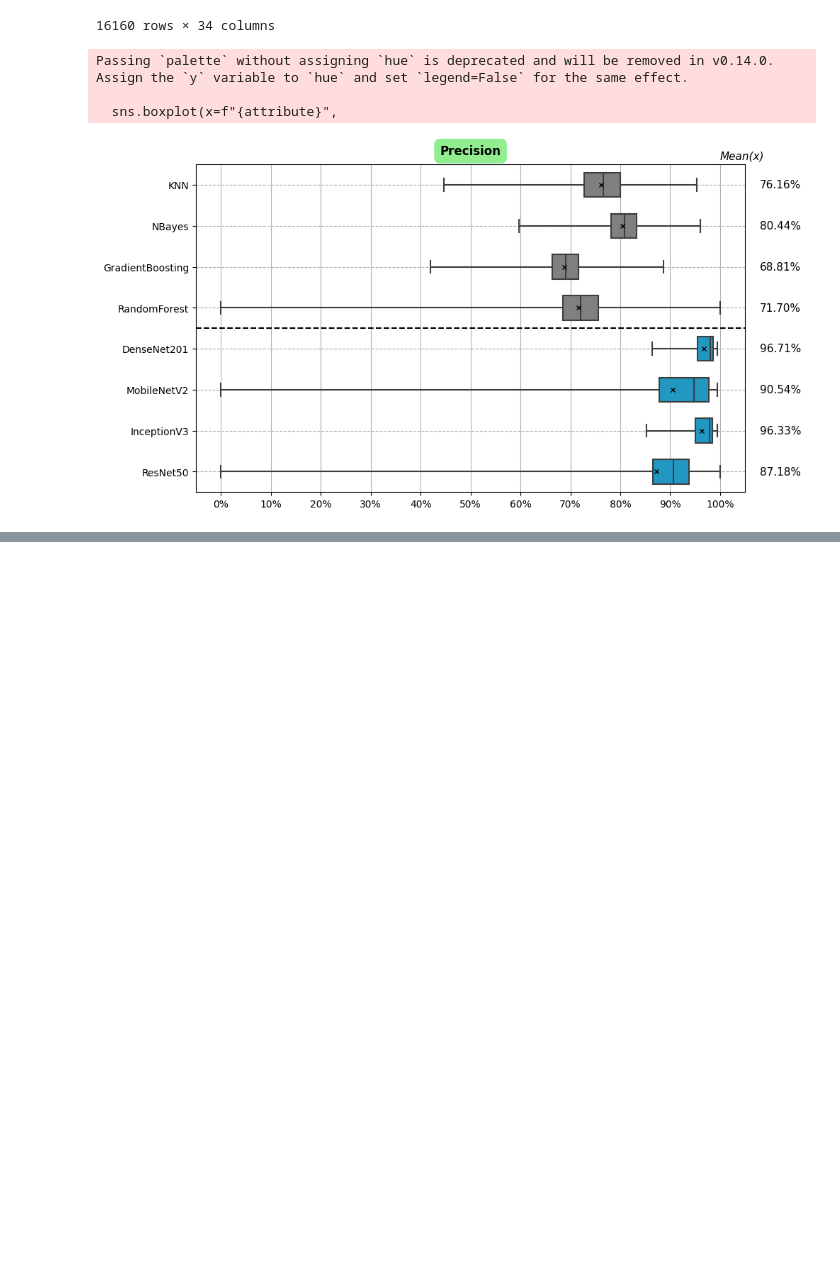
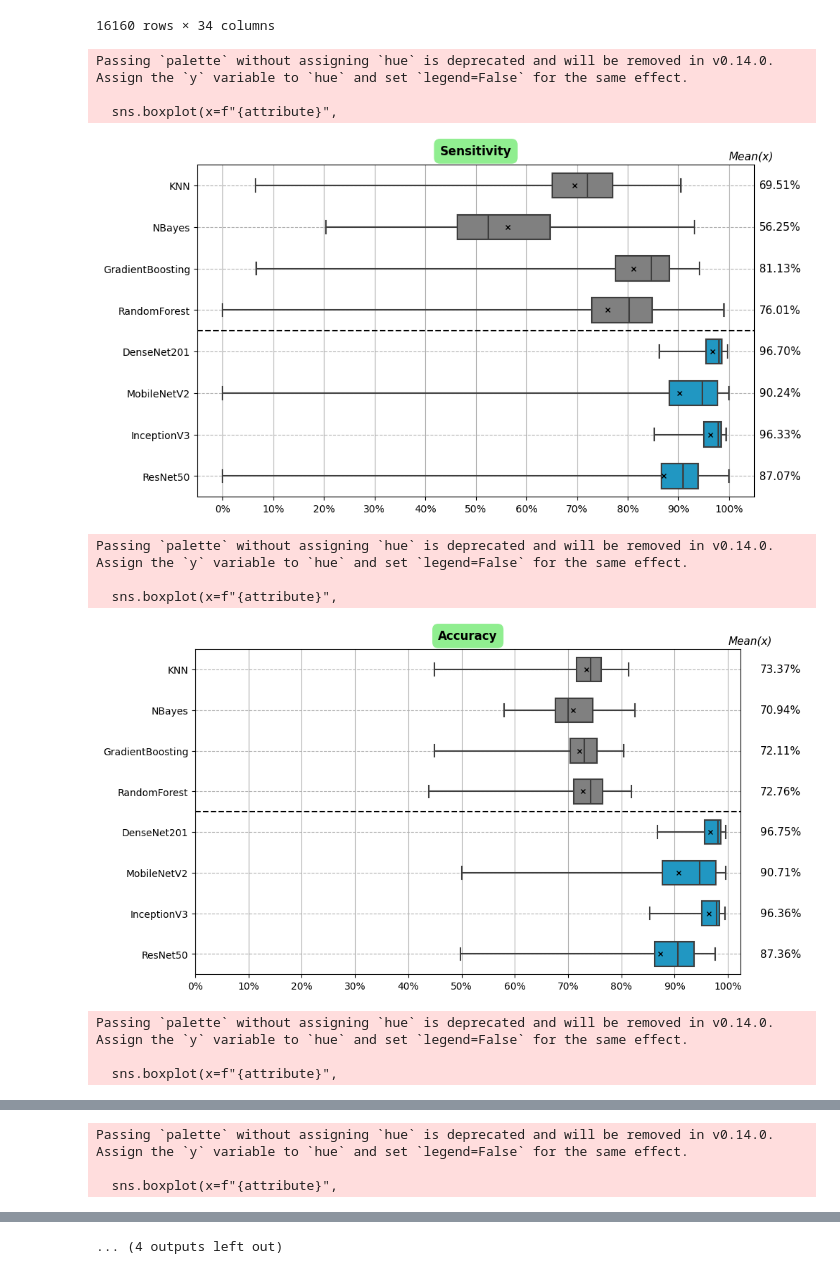
Before and after one commit to williancarddd/malaria-pibiti, a Jupyter notebook: 6_resultados/analitycs/by_train/box_plot.ipynb, the cells around one changed output, grey strips where cells are left out. Cells and saved outputs as stored; diff of their text form; code cells hidden in the pictures; blank space fills up the shorter version.

```diff
--- a/6_resultados/analitycs/by_train/box_plot.ipynb
+++ b/6_resultados/analitycs/by_train/box_plot.ipynb
@@ -10,6 +10,7 @@ NEURAL_NETWORKS = ['KNN', 'NBayes', 'GradientBoosting', "RandomForest", 'DenseNe
 pre_name = "box_plot"
 path_project = Path().absolute().parent.parent.parent
 results_path = path_project / "6_resultados" / "analitycs" / "by_train"  / "_pre_plot" / "refined"
+save_path = path_project / "6_resultados" / "analitycs" / "by_train" / "graphics"
 # %%
 
 files = [f for f in os.listdir(results_path)]
@@ -79,7 +80,7 @@ def boxplot(main_pd, attribute):
     for i, network in enumerate(NEURAL_NETWORKS):
         mean_val = mean_values[network]
         percent = mean_val * 100
-        plt.text(1.08, i, f'{percent:.2f}%', color='black', va='center', fontdict={'size': 11})
+        plt.text(1.06, i, f'{percent:.2f}%', color='black', va='center', fontdict={'size': 11})
 
     # Add horizontal line at 3.5
     plt.axhline(y=3.5, color='black', linewidth=1.5, linestyle='--')
@@ -104,11 +105,22 @@ def boxplot(main_pd, attribute):
               bbox=dict(facecolor='lightgreen', edgecolor='none', boxstyle='round,pad=0.5'))
 
 
+    plt.savefig(save_path / f"{pre_name}_{attribute}.pdf", dpi=300, bbox_inches='tight')
     plt.show()
-# %%
-boxplot(main_pd, 'val_precision')
-# %% [output]
-Passing `palette` without assigning `hue` is deprecated and will be removed in v0.14.0. Assign the `y` variable to `hue` and set `legend=False` for the same effect.
-
-  sns.boxplot(x=f"{attribute}",
-[figure, removed]
+# %%
+COLUMNS = ["val_sensitivity", "val_accuracy", "val_precision", "val_specificity", "val_f1_score", "val_auc", "val_npv", "val_mcc"]
+
+for column in COLUMNS:
+    boxplot(main_pd, column)
+# %% [output]
+Passing `palette` without assigning `hue` is deprecated and will be removed in v0.14.0. Assign the `y` variable to `hue` and set `legend=False` for the same effect.
+
+  sns.boxplot(x=f"{attribute}",
+[figure, added]
+Passing `palette` without assigning `hue` is deprecated and will be removed in v0.14.0. Assign the `y` variable to `hue` and set `legend=False` for the same effect.
+
+  sns.boxplot(x=f"{attribute}",
+[figure, added]
+Passing `palette` without assigning `hue` is deprecated and will be removed in v0.14.0. Assign the `y` variable to `hue` and set `legend=False` for the same effect.
+
+  sns.boxplot(x=f"{attribute}",
@@ -114,0 +128,3 @@ Passing `palette` without assigning `hue` is deprecated and will be removed in v
+Passing `palette` without assigning `hue` is deprecated and will be removed in v0.14.0. Assign the `y` variable to `hue` and set `legend=False` for the same effect.
+
+  sns.boxplot(x=f"{attribute}",
@@ -115,3 +140,4 @@ Passing `palette` without assigning `hue` is deprecated and will be removed in v
+... (4 outputs left out)
 # %%
 # make plot 3d network X attribute x Roi
 
```
Also changed, not shown: parts of 2 cells of this notebook, 30 other files.
